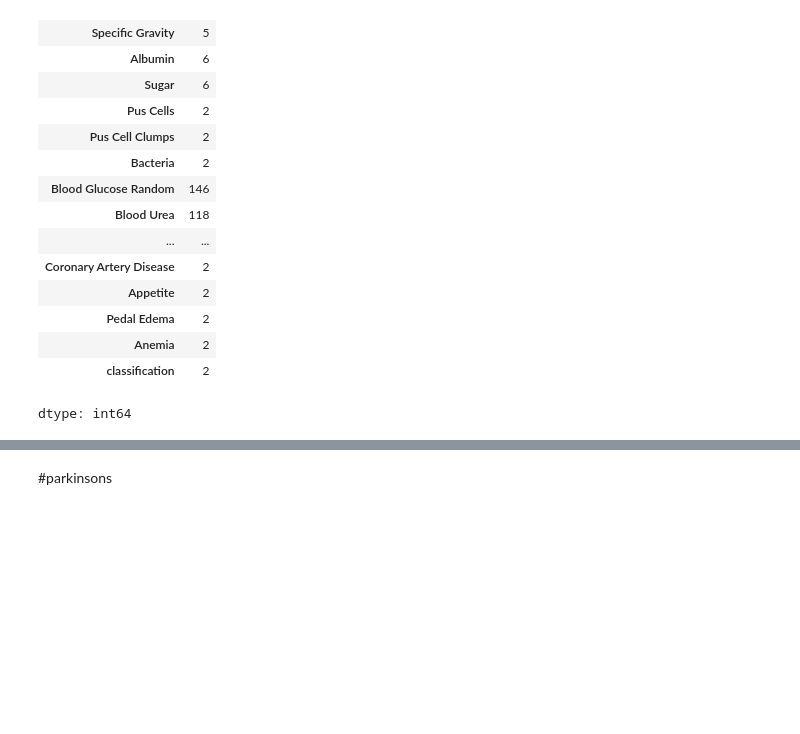
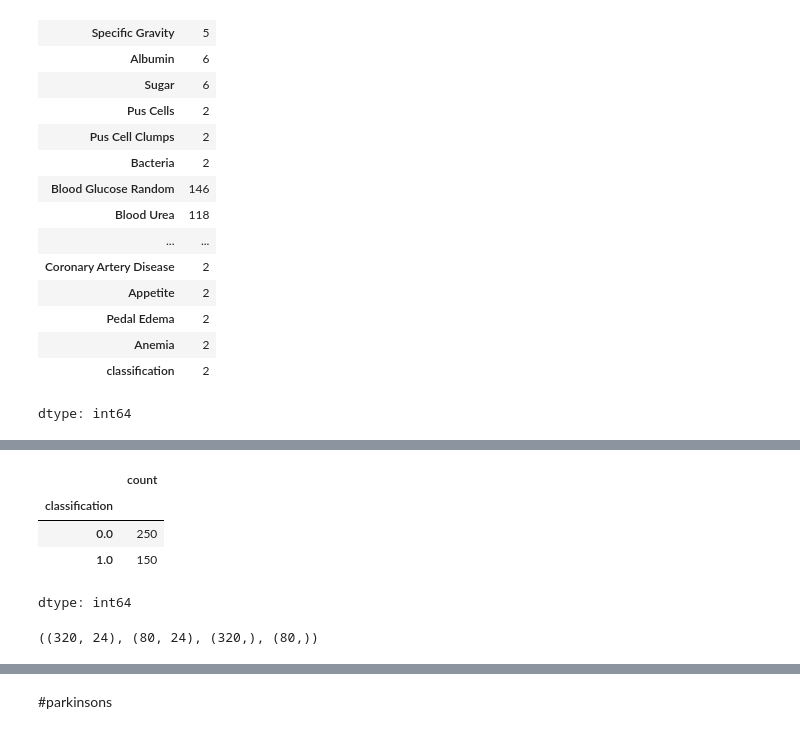
Before and after one commit to Hemanthk408/Multiple-Disease-Prediction-Using-ML, a Jupyter notebook: Multiple_Disease_Prediction.ipynb, the cells around one changed output, grey strips where cells are left out. Drawn from its saved outputs; the diff is of its cells as text; code cells hidden in the pictures; blank space fills up the shorter version.

```diff
--- a/Multiple_Disease_Prediction.ipynb
+++ b/Multiple_Disease_Prediction.ipynb
@@ -389,6 +389,8 @@ df1.nunique()
 | Anemia | 2 |
 | classification | 2 |
 dtype: int64
+# %%
+df1.fillna(method='bfill', inplace=True)
 # %%
 df1.info()
 # %% [output]
@@ -423,7 +423,7 @@ Index(['age', 'Blood Pressure', 'Specific Gravity', 'Albumin', 'Sugar',
        'Pedal Edema', 'Anemia', 'classification'],
       dtype='object')
 # %%
-df1.drop(['id','Red Blood Cells', 'Sodium', 'Potassium','Red Blood Cell Count','White Blood Cell Count',], axis=1, inplace=True)
+df1.drop(['id'], axis=1, inplace=True)
 # %%
 df1.info()
 # %% [output]
@@ -488,0 +471,6 @@ classification ['ckd' 'notckd']
+# %%
+from sklearn.preprocessing import OrdinalEncoder
+encoder=OrdinalEncoder()
+# %%
+for i in df1.select_dtypes(include='object').columns:
+  df1[i]=encoder.fit_transform(df1[[i]])
@@ -488,0 +497,8 @@ classification ['ckd' 'notckd']
+# %%
+df1['classification'].value_counts()
+# %% [output]
+|  | count |
+| classification |  |
+| 0.0 | 250 |
+| 1.0 | 150 |
+dtype: int64
@@ -488,0 +508,6 @@ classification ['ckd' 'notckd']
+# %%
+from sklearn.model_selection import train_test_split
+x_train,x_test,y_train,y_test=train_test_split(x,y,test_size=0.2)
+x_train.shape,x_test.shape,y_train.shape,y_test.shape
+# %% [output]
+((320, 24), (80, 24), (320,), (80,))
```
Also changed, not shown: parts of 12 cells of this notebook.
